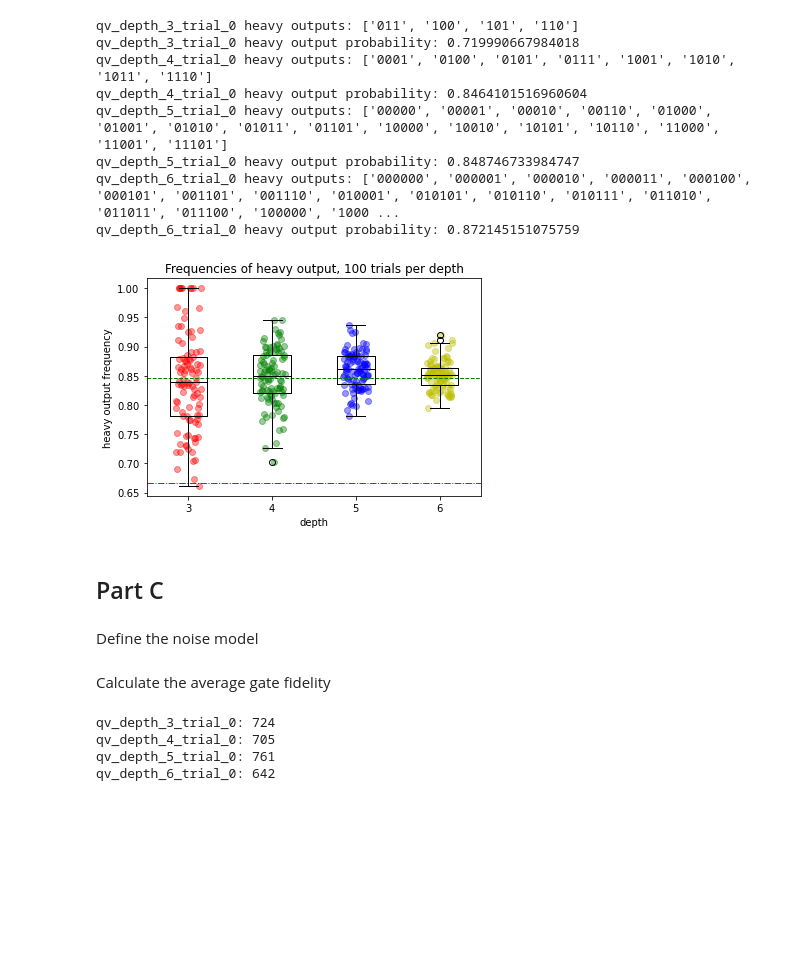
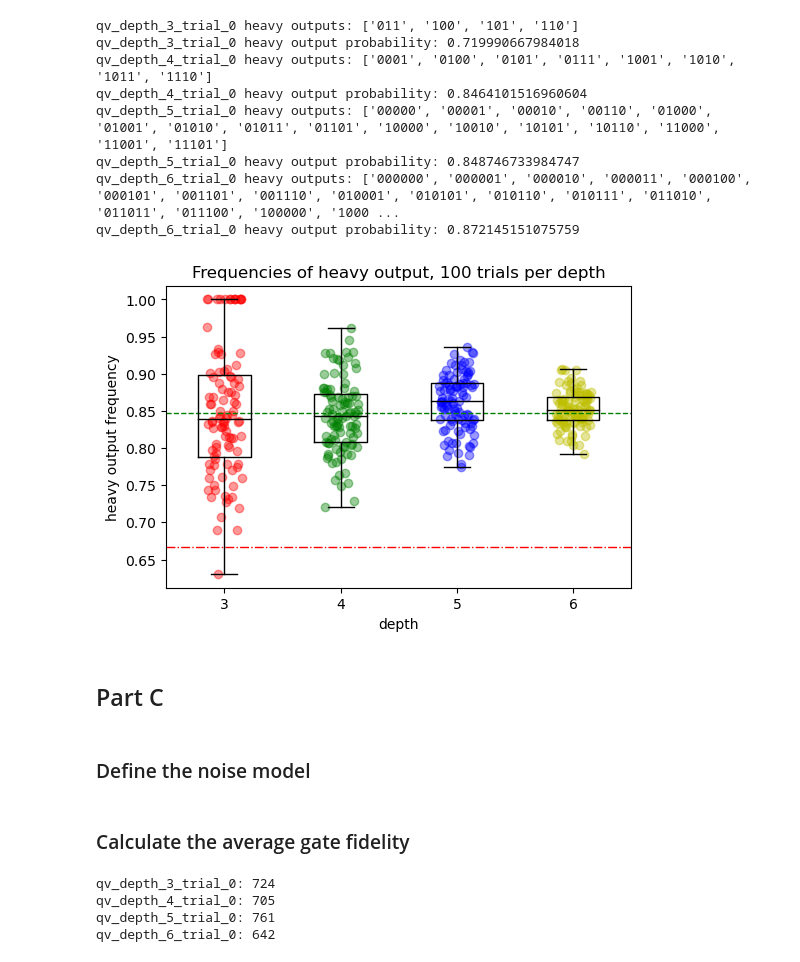
Before and after one commit to haoyudoingthings/QCEI, a Jupyter notebook: Exp11-Quantum-Volume.ipynb, the cells around one changed output. Cells and saved outputs as stored; diff of their text form; code cells hidden in the pictures; blank space fills up the shorter version.

```diff
--- a/Exp11-Quantum-Volume.ipynb
+++ b/Exp11-Quantum-Volume.ipynb
@@ -58,28 +58,29 @@ qv_depth_6_trial_0 heavy output probability: 0.872145151075759
 # %%
 import numpy as np
 
 width = 0.3
 
 xs = [np.linspace(i+1 - width/2, i+1 + width/2, num=ntrials) for i in range(len(qubit_lists))]
 depths = [len(qubit_list) for qubit_list in qubit_lists]
 probs = [[qv_fitter._heavy_output_prob_ideal[f'qv_depth_{l}_trial_{trial}'] for trial in range(ntrials)] for l in depths]
 
+plt.figure(dpi=100)
 plt.boxplot(probs, labels=depths, medianprops=dict(color='black'))
 palette = ['r', 'g', 'b', 'y']
 for x, val, c in zip(xs, probs, palette):
     plt.scatter(x, val, alpha=0.4, color=c)
 plt.hlines((1+np.log(2))/2, xmin=0.5, xmax=len(qubit_lists)+0.5, linestyle='--', linewidth=1, color='green')
 plt.hlines(2/3, xmin=0.5, xmax=len(qubit_lists)+0.5, linestyle='-.', linewidth=1, color='red')
 plt.title(f"Frequencies of heavy output, {ntrials} trials per depth")
 plt.xlabel("depth")
 plt.ylabel("heavy output frequency")
 plt.show()
 # %% [output]
-[figure, old version]
+[figure, new version]
 # %% [markdown]
 ## Part C
 # %% [markdown]
-Define the noise model
+### Define the noise model
 # %%
 noise_model = NoiseModel()
 p1Q = 0.002
@@ -99,7 +100,7 @@ for trial in tqdm(range(ntrials)):
     result = aer_sim.run(qobj, noise_model=noise_model, max_parallel_experiments=0).result()
     exp_results.append(result)
 # %% [markdown]
-Calculate the average gate fidelity
+### Calculate the average gate fidelity
 # %%
 qv_fitter.add_data(exp_results)
 for qubit_list in qubit_lists:
```
Also changed, not shown: parts of 12 cells of this notebook.
